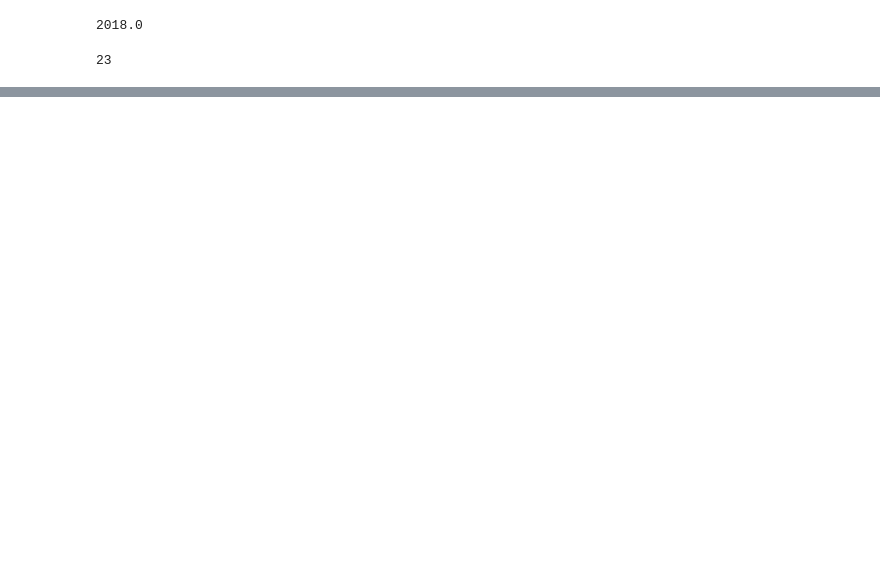
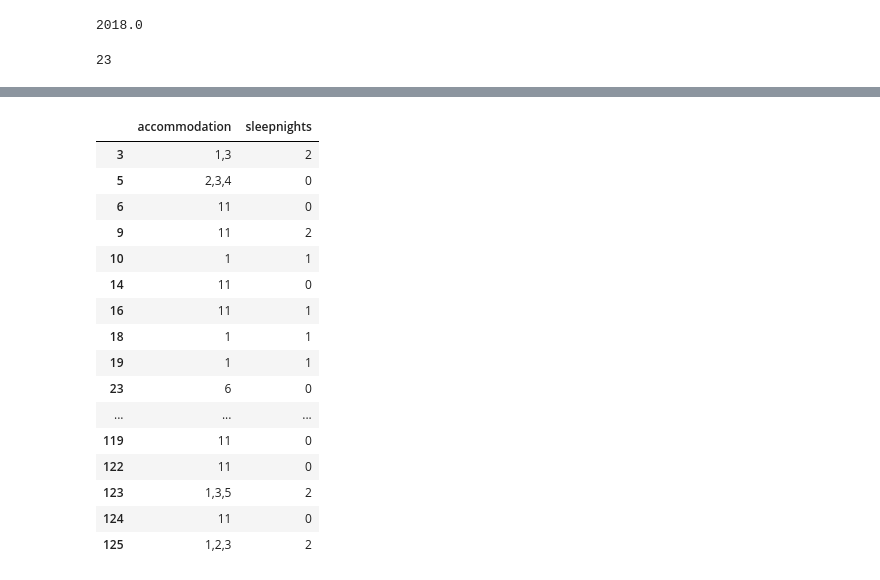
Before and after one commit to kwak-dong-su/data-crawling, a Jupyter notebook: ML_Project/2018 국민여행조사 전처리.ipynb, the cells around one changed output, grey strips where cells are left out. Drawn from its saved outputs; the diff is of its cells as text; code cells hidden in the pictures; blank space fills up the shorter version.

```diff
--- a/ML_Project/2018 국민여행조사 전처리.ipynb
+++ b/ML_Project/2018 국민여행조사 전처리.ipynb
@@ -437,0 +688,35 @@ df['accommodation'] = accommodation_list
+# %%
+accommodation_list = []
+for index in df.index:
+    accommodation = ''
+    for k in range(1,12):
+        col_accommodation = 'A8_'+str(k)
+        try:
+            accommodation = accommodation + str(int(df.loc[index, col_accommodation])) + ','
+        except:
+            pass
+    try:
+        accommodation = accommodation.rstrip(accommodation[-1])
+    except:pass
+    accommodation_list.append(accommodation)
+df['accommodation'] = accommodation_list
+# %%
+df[['accommodation', 'sleepnights']].head(50)
+# %% [output]
+|  | accommodation | sleepnights |
+| 3 | 1,3 | 2 |
+| 5 | 2,3,4 | 0 |
+| 6 | 11 | 0 |
+| 9 | 11 | 2 |
+| 10 | 1 | 1 |
+| 14 | 11 | 0 |
+| 16 | 11 | 1 |
+| 18 | 1 | 1 |
+| 19 | 1 | 1 |
+| 23 | 6 | 0 |
+| ... | ... | ... |
+| 119 | 11 | 0 |
+| 122 | 11 | 0 |
+| 123 | 1,3,5 | 2 |
+| 124 | 11 | 0 |
+| 125 | 1,2,3 | 2 |
```
Also changed, not shown: parts of 36 cells of this notebook, 6 other files.
